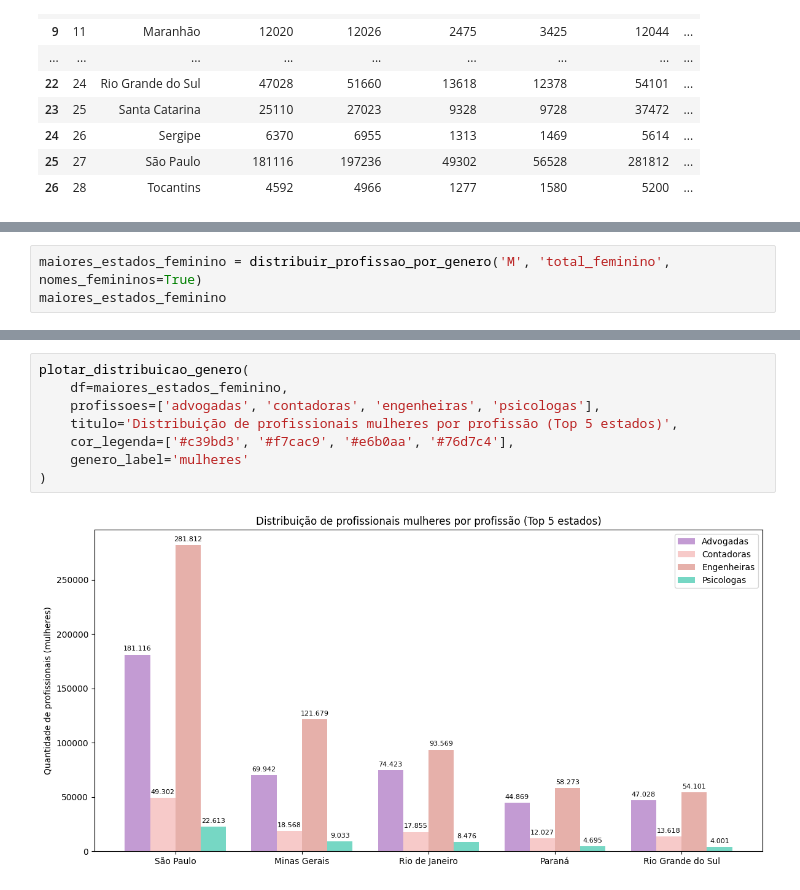
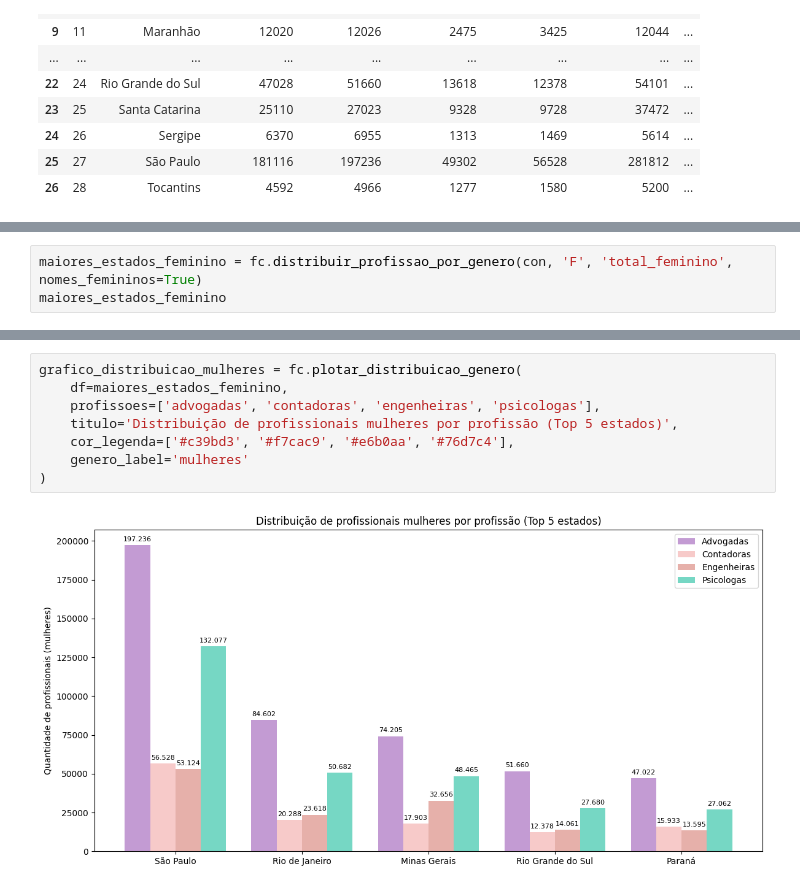
Before and after one commit to gfill99/distribuicao-de-profissoes, a Jupyter notebook: analise_de_dados/app/analise_de_dados.ipynb, the cells around one changed output, grey strips where cells are left out. Cells and saved outputs as stored; diff of their text form.

```diff
--- a/analise_de_dados/app/analise_de_dados.ipynb
+++ b/analise_de_dados/app/analise_de_dados.ipynb
@@ -330,7 +221,7 @@ maiores_estados_masculino
 | 3 | Paraná | 44869.0 | 12027.0 | 58273.0 | 4695.0 | 119864.0 |
 | 4 | Rio Grande do Sul | 47028.0 | 13618.0 | 54101.0 | 4001.0 | 118748.0 |
 # %%
-maiores_estados_feminino = distribuir_profissao_por_genero('M', 'total_feminino', nomes_femininos=True)
+maiores_estados_feminino = fc.distribuir_profissao_por_genero(con, 'F', 'total_feminino', nomes_femininos=True)
 maiores_estados_feminino
 # %% [output]
 |  | nome_estado | advogadas | contadoras | engenheiras | psicologas | total_feminino |
@@ -377,12 +241,12 @@ plotar_distribuicao_genero(
 # %% [output]
 [figure]
 # %%
-plotar_distribuicao_genero(
+grafico_distribuicao_mulheres = fc.plotar_distribuicao_genero(
     df=maiores_estados_feminino,
     profissoes=['advogadas', 'contadoras', 'engenheiras', 'psicologas'],
     titulo='Distribuição de profissionais mulheres por profissão (Top 5 estados)',
     cor_legenda=['#c39bd3', '#f7cac9', '#e6b0aa', '#76d7c4'],
     genero_label='mulheres'
 )
 # %% [output]
-[figure, old version]
+[figure, new version]
```
Also changed, not shown: parts of 28 cells of this notebook, 18 other files.
